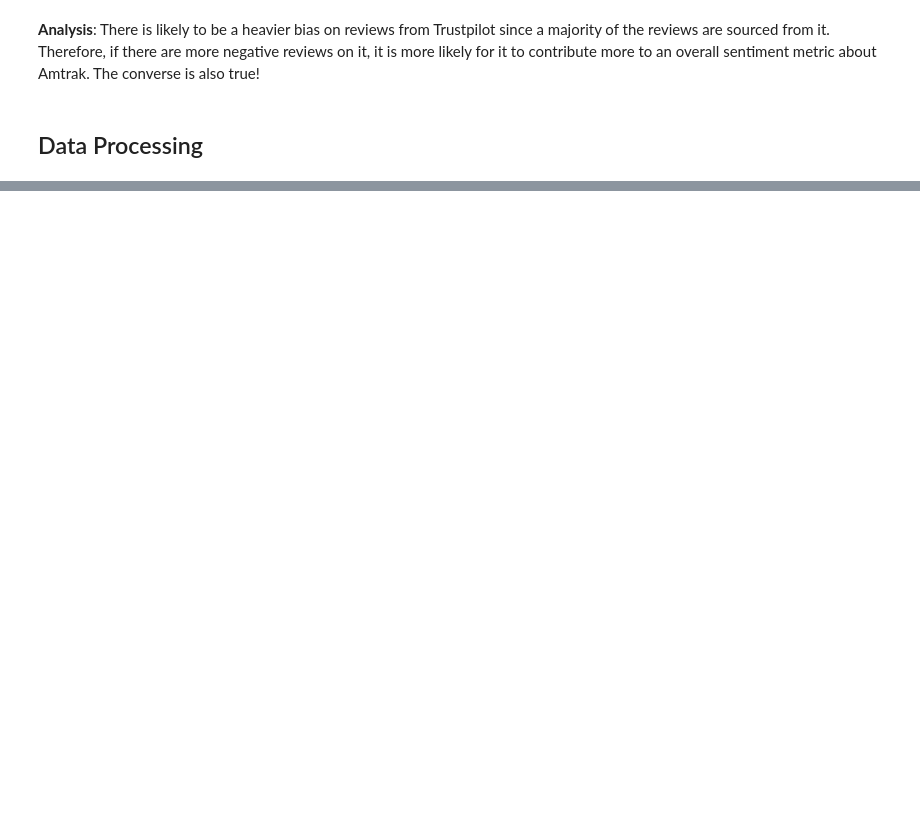
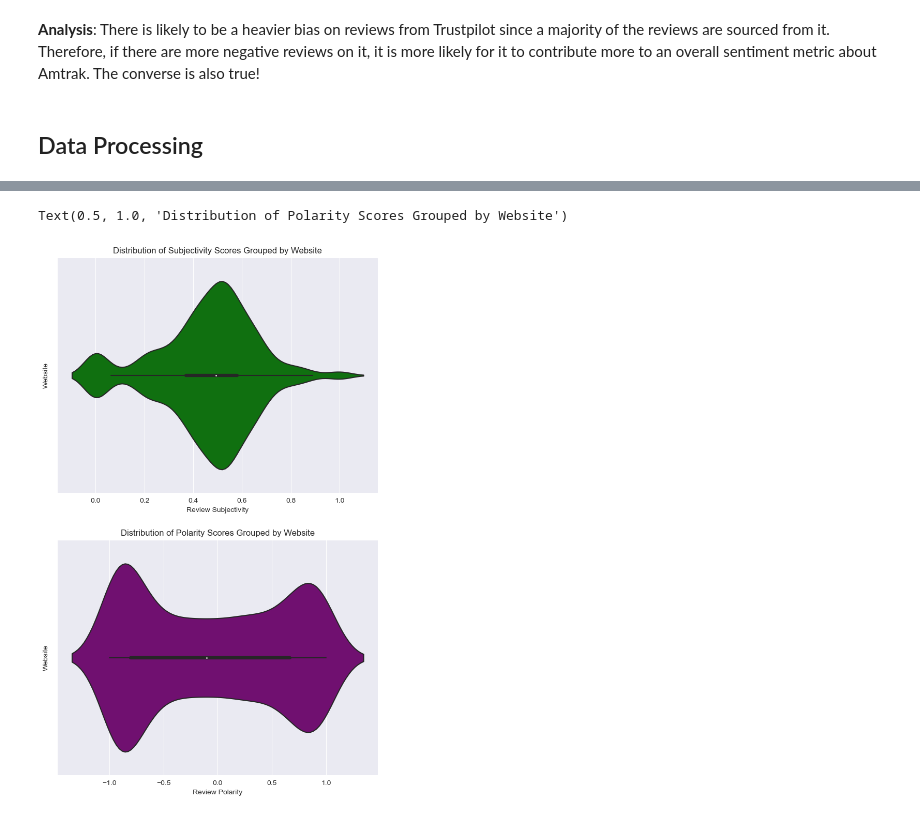
Before and after one commit to thealphacubicle/Amtrak-Review-Analysis, a Jupyter notebook: Amtrak_Reviews_Analysis.ipynb, the cells around one changed output, grey strips where cells are left out. Saved outputs shown, nothing was run; the diff lists cells and outputs as text; code cells hidden in the pictures; blank space fills up the shorter version.

```diff
--- a/Amtrak_Reviews_Analysis.ipynb
+++ b/Amtrak_Reviews_Analysis.ipynb
@@ -93,3 +92,8 @@ plt.title('# of Reviews from Each Website Pre-Processing');
 **Analysis**: There is likely to be a heavier bias on reviews from Trustpilot since a majority of the reviews are sourced from it. Therefore, if there are more negative reviews on it, it is more likely for it to contribute more to an overall sentiment metric about Amtrak. The converse is also true!
 # %% [markdown]
 ## Data Processing
+# %%
+# Store the review polarity and subjectivity for each review
+sid_obj= SentimentIntensityAnalyzer()
+df['review_polarity'] = [sid_obj.polarity_scores(review)['compound'] for review in df['Review']]
+df['review_subjectivity'] = [TextBlob(review).sentiment.subjectivity for review in df['Review']]
@@ -95,0 +124,15 @@ plt.title('# of Reviews from Each Website Pre-Processing');
+# %%
+# Overall distribution of polarity and subjectivity
+fig, ax = fig, ax = plt.subplots(2,1, figsize=(8, 13))
+sns.violinplot(data=df, x='review_subjectivity', ax = ax[0], color='green')
+ax[0].set_xlabel('Review Subjectivity')
+ax[0].set_ylabel('Website')
+ax[0].set_title('Distribution of Subjectivity Scores Grouped by Website')
+
+sns.violinplot(data=df, x='review_polarity', ax= ax[1], color='purple')
+ax[1].set_xlabel('Review Polarity')
+ax[1].set_ylabel('Website')
+ax[1].set_title('Distribution of Polarity Scores Grouped by Website')
+# %% [output]
+Text(0.5, 1.0, 'Distribution of Polarity Scores Grouped by Website')
+[figure, added]
```
Also changed, not shown: parts of 14 cells of this notebook, 1 other file.
